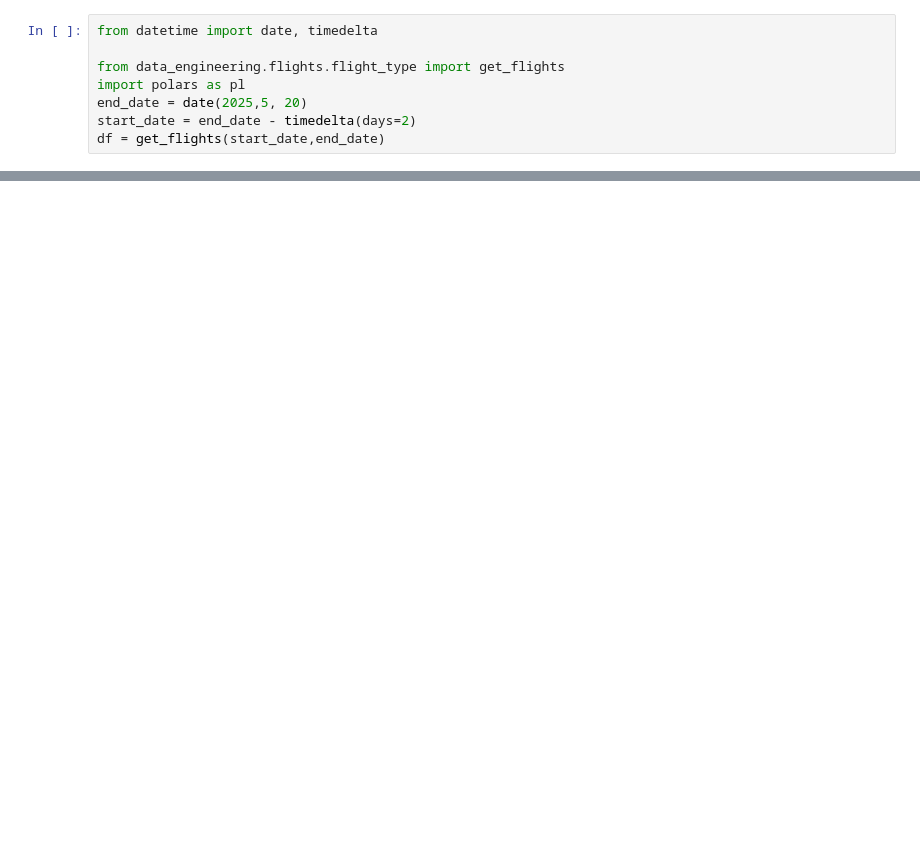
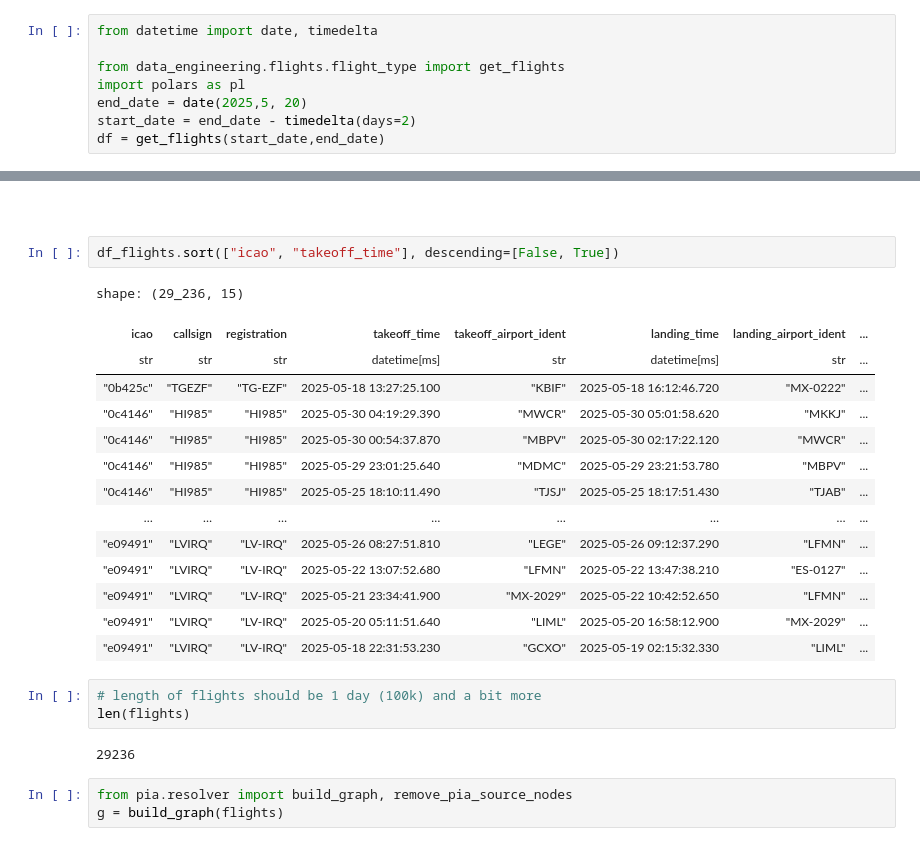
Before and after one commit to PlaneQuery/planequery-data, a Jupyter notebook: notebooks/pia/resolver.ipynb, the cells around one changed output, grey strips where cells are left out. Drawn from its saved outputs; the diff is of its cells as text; blank space fills up the shorter version.

```diff
--- a/notebooks/pia/resolver.ipynb
+++ b/notebooks/pia/resolver.ipynb
@@ -27,0 +141,27 @@ shape: (176, 15)
+# %% [markdown]
+#
+# %%
+df_flights.sort(["icao", "takeoff_time"], descending=[False, True])
+# %% [output]
+shape: (29_236, 15)
+| icao | callsign | registration | takeoff_time | takeoff_airport_ident | landing_time | landing_airport_ident | ... |
+| str | str | str | datetime[ms] | str | datetime[ms] | str | ... |
+| "0b425c" | "TGEZF" | "TG-EZF" | 2025-05-18 13:27:25.100 | "KBIF" | 2025-05-18 16:12:46.720 | "MX-0222" | ... |
+| "0c4146" | "HI985" | "HI985" | 2025-05-30 04:19:29.390 | "MWCR" | 2025-05-30 05:01:58.620 | "MKKJ" | ... |
+| "0c4146" | "HI985" | "HI985" | 2025-05-30 00:54:37.870 | "MBPV" | 2025-05-30 02:17:22.120 | "MWCR" | ... |
+| "0c4146" | "HI985" | "HI985" | 2025-05-29 23:01:25.640 | "MDMC" | 2025-05-29 23:21:53.780 | "MBPV" | ... |
+| "0c4146" | "HI985" | "HI985" | 2025-05-25 18:10:11.490 | "TJSJ" | 2025-05-25 18:17:51.430 | "TJAB" | ... |
+| … | … | … | … | … | … | … | ... |
+| "e09491" | "LVIRQ" | "LV-IRQ" | 2025-05-26 08:27:51.810 | "LEGE" | 2025-05-26 09:12:37.290 | "LFMN" | ... |
+| "e09491" | "LVIRQ" | "LV-IRQ" | 2025-05-22 13:07:52.680 | "LFMN" | 2025-05-22 13:47:38.210 | "ES-0127" | ... |
+| "e09491" | "LVIRQ" | "LV-IRQ" | 2025-05-21 23:34:41.900 | "MX-2029" | 2025-05-22 10:42:52.650 | "LFMN" | ... |
+| "e09491" | "LVIRQ" | "LV-IRQ" | 2025-05-20 05:11:51.640 | "LIML" | 2025-05-20 16:58:12.900 | "MX-2029" | ... |
+| "e09491" | "LVIRQ" | "LV-IRQ" | 2025-05-18 22:31:53.230 | "GCXO" | 2025-05-19 02:15:32.330 | "LIML" | ... |
+# %%
+# length of flights should be 1 day (100k) and a bit more
+len(flights)
+# %% [output]
+29236
+# %%
+from pia.resolver import build_graph, remove_pia_source_nodes
+g = build_graph(flights)
```
Also changed, not shown: parts of 17 cells of this notebook, 1 other file.
